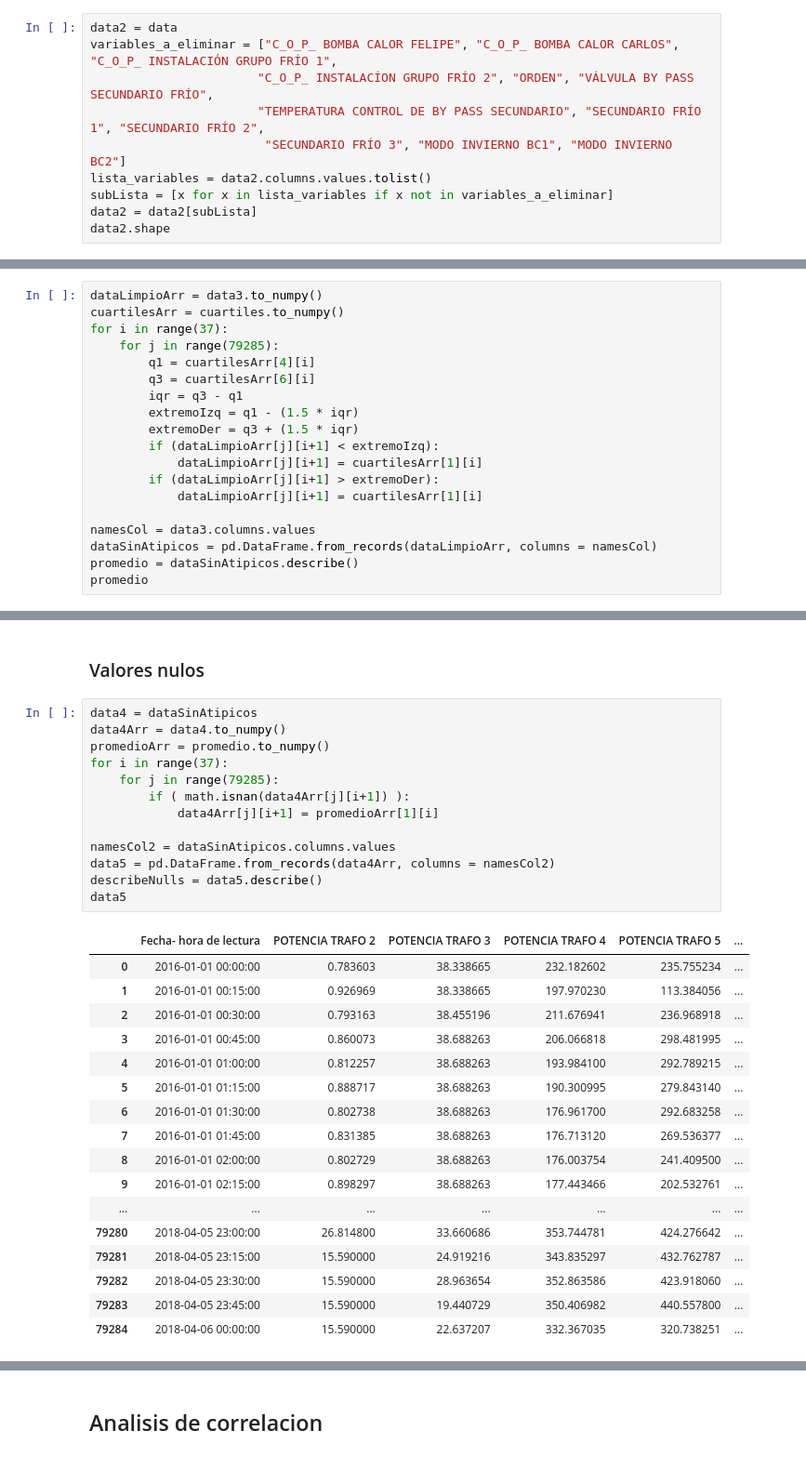
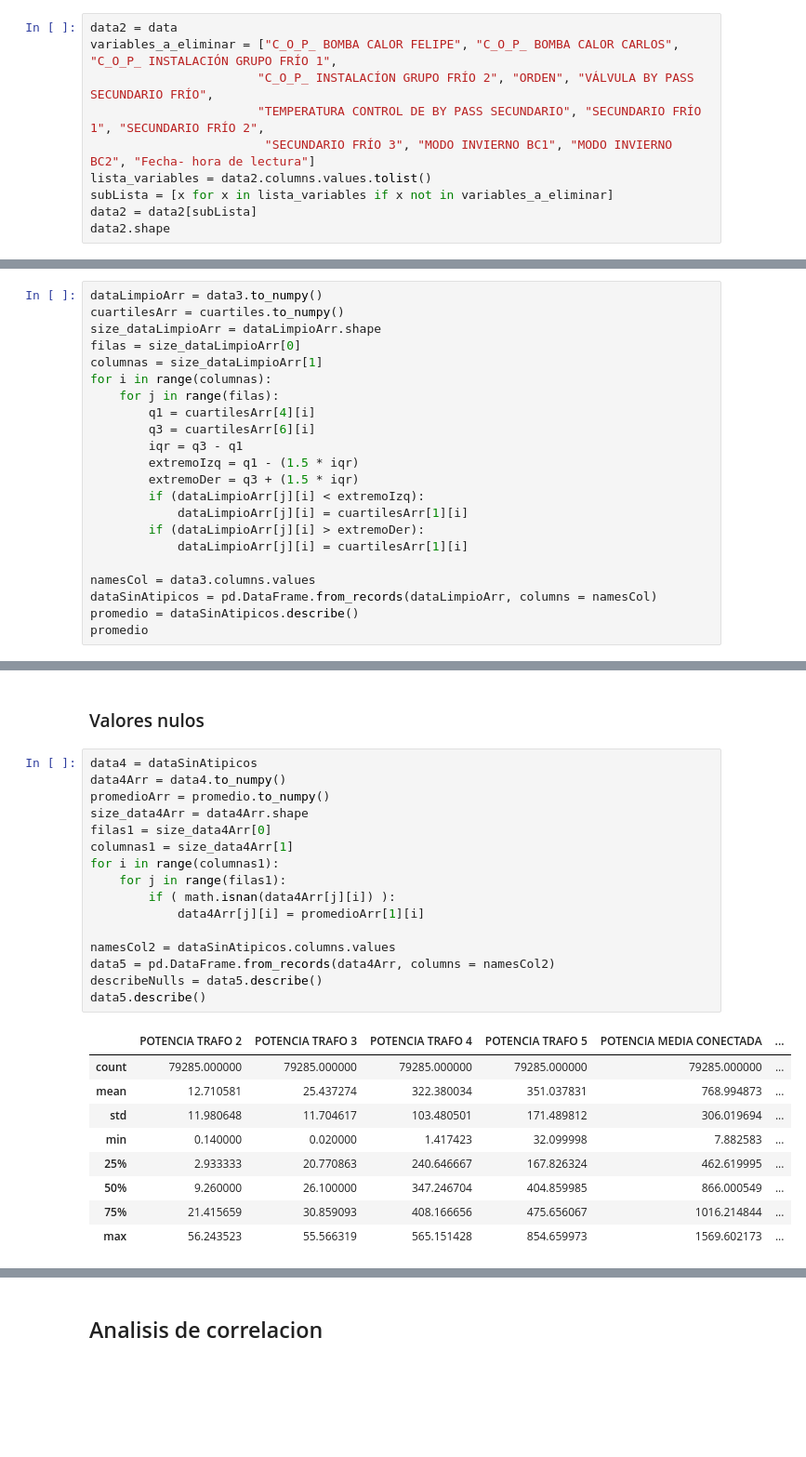
Before and after one commit to douglasag17/ML-SmartBuildings, a Jupyter notebook: PreparacionDeLosDatos/hvac.ipynb, the cells around one changed output, grey strips where cells are left out. Shown at 93% size. Drawn from its saved outputs; the diff is of its cells as text; blank space fills up the shorter version.

Commit message:
eliminando variable fecha

```diff
--- a/PreparacionDeLosDatos/hvac.ipynb
+++ b/PreparacionDeLosDatos/hvac.ipynb
@@ -39,7 +39,7 @@ data2 = data
 variables_a_eliminar = ["C_O_P_ BOMBA CALOR FELIPE", "C_O_P_ BOMBA CALOR CARLOS", "C_O_P_ INSTALACIÓN GRUPO FRÍO 1",
                        "C_O_P_ INSTALACÍON GRUPO FRÍO 2", "ORDEN", "VÁLVULA BY PASS SECUNDARIO FRÍO",
                        "TEMPERATURA CONTROL DE BY PASS SECUNDARIO", "SECUNDARIO FRÍO 1", "SECUNDARIO FRÍO 2",
-                        "SECUNDARIO FRÍO 3", "MODO INVIERNO BC1", "MODO INVIERNO BC2"]
+                        "SECUNDARIO FRÍO 3", "MODO INVIERNO BC1", "MODO INVIERNO BC2", "Fecha- hora de lectura"]
 lista_variables = data2.columns.values.tolist()
 subLista = [x for x in lista_variables if x not in variables_a_eliminar]
 data2 = data2[subLista]
@@ -104,17 +104,20 @@ cuartiles
 # %%
 dataLimpioArr = data3.to_numpy()
 cuartilesArr = cuartiles.to_numpy()
-for i in range(37):
-    for j in range(79285):
+size_dataLimpioArr = dataLimpioArr.shape
+filas = size_dataLimpioArr[0]
+columnas = size_dataLimpioArr[1]
+for i in range(columnas):
+    for j in range(filas):
         q1 = cuartilesArr[4][i]
         q3 = cuartilesArr[6][i]
         iqr = q3 - q1
         extremoIzq = q1 - (1.5 * iqr)
         extremoDer = q3 + (1.5 * iqr)
-        if (dataLimpioArr[j][i+1] < extremoIzq):
-            dataLimpioArr[j][i+1] = cuartilesArr[1][i]
-        if (dataLimpioArr[j][i+1] > extremoDer):
-            dataLimpioArr[j][i+1] = cuartilesArr[1][i]
+        if (dataLimpioArr[j][i] < extremoIzq):
+            dataLimpioArr[j][i] = cuartilesArr[1][i]
+        if (dataLimpioArr[j][i] > extremoDer):
+            dataLimpioArr[j][i] = cuartilesArr[1][i]
 
 namesCol = data3.columns.values
 dataSinAtipicos = pd.DataFrame.from_records(dataLimpioArr, columns = namesCol)
@@ -136,31 +139,26 @@ promedio
 # %%
 data4 = dataSinAtipicos
 data4Arr = data4.to_numpy()
 promedioArr = promedio.to_numpy()
-for i in range(37):
-    for j in range(79285):
-        if ( math.isnan(data4Arr[j][i+1]) ):
-            data4Arr[j][i+1] = promedioArr[1][i]
+size_data4Arr = data4Arr.shape
+filas1 = size_data4Arr[0]
+columnas1 = size_data4Arr[1]
+for i in range(columnas1):
+    for j in range(filas1):
+        if ( math.isnan(data4Arr[j][i]) ):
+            data4Arr[j][i] = promedioArr[1][i]
 
 namesCol2 = dataSinAtipicos.columns.values
 data5 = pd.DataFrame.from_records(data4Arr, columns = namesCol2)
 describeNulls = data5.describe()
-data5
+data5.describe()
 # %% [output]
-|  | Fecha- hora de lectura | POTENCIA TRAFO 2 | POTENCIA TRAFO 3 | POTENCIA TRAFO 4 | POTENCIA TRAFO 5 | ... |
-| 0 | 2016-01-01 00:00:00 | 0.783603 | 38.338665 | 232.182602 | 235.755234 | ... |
-| 1 | 2016-01-01 00:15:00 | 0.926969 | 38.338665 | 197.970230 | 113.384056 | ... |
-| 2 | 2016-01-01 00:30:00 | 0.793163 | 38.455196 | 211.676941 | 236.968918 | ... |
-| 3 | 2016-01-01 00:45:00 | 0.860073 | 38.688263 | 206.066818 | 298.481995 | ... |
-| 4 | 2016-01-01 01:00:00 | 0.812257 | 38.688263 | 193.984100 | 292.789215 | ... |
-| 5 | 2016-01-01 01:15:00 | 0.888717 | 38.688263 | 190.300995 | 279.843140 | ... |
-| 6 | 2016-01-01 01:30:00 | 0.802738 | 38.688263 | 176.961700 | 292.683258 | ... |
-| 7 | 2016-01-01 01:45:00 | 0.831385 | 38.688263 | 176.713120 | 269.536377 | ... |
-| 8 | 2016-01-01 02:00:00 | 0.802729 | 38.688263 | 176.003754 | 241.409500 | ... |
-| 9 | 2016-01-01 02:15:00 | 0.898297 | 38.688263 | 177.443466 | 202.532761 | ... |
-| ... | ... | ... | ... | ... | ... | ... |
-| 79280 | 2018-04-05 23:00:00 | 26.814800 | 33.660686 | 353.744781 | 424.276642 | ... |
-| 79281 | 2018-04-05 23:15:00 | 15.590000 | 24.919216 | 343.835297 | 432.762787 | ... |
-| 79282 | 2018-04-05 23:30:00 | 15.590000 | 28.963654 | 352.863586 | 423.918060 | ... |
-| 79283 | 2018-04-05 23:45:00 | 15.590000 | 19.440729 | 350.406982 | 440.557800 | ... |
-| 79284 | 2018-04-06 00:00:00 | 15.590000 | 22.637207 | 332.367035 | 320.738251 | ... |
+|  | POTENCIA TRAFO 2 | POTENCIA TRAFO 3 | POTENCIA TRAFO 4 | POTENCIA TRAFO 5 | POTENCIA MEDIA CONECTADA | ... |
+| count | 79285.000000 | 79285.000000 | 79285.000000 | 79285.000000 | 79285.000000 | ... |
+| mean | 12.710581 | 25.437274 | 322.380034 | 351.037831 | 768.994873 | ... |
+| std | 11.980648 | 11.704617 | 103.480501 | 171.489812 | 306.019694 | ... |
+| min | 0.140000 | 0.020000 | 1.417423 | 32.099998 | 7.882583 | ... |
+| 25% | 2.933333 | 20.770863 | 240.646667 | 167.826324 | 462.619995 | ... |
+| 50% | 9.260000 | 26.100000 | 347.246704 | 404.859985 | 866.000549 | ... |
+| 75% | 21.415659 | 30.859093 | 408.166656 | 475.656067 | 1016.214844 | ... |
+| max | 56.243523 | 55.566319 | 565.151428 | 854.659973 | 1569.602173 | ... |
```
Also changed, not shown: parts of 6 cells of this notebook, 1 other file.
